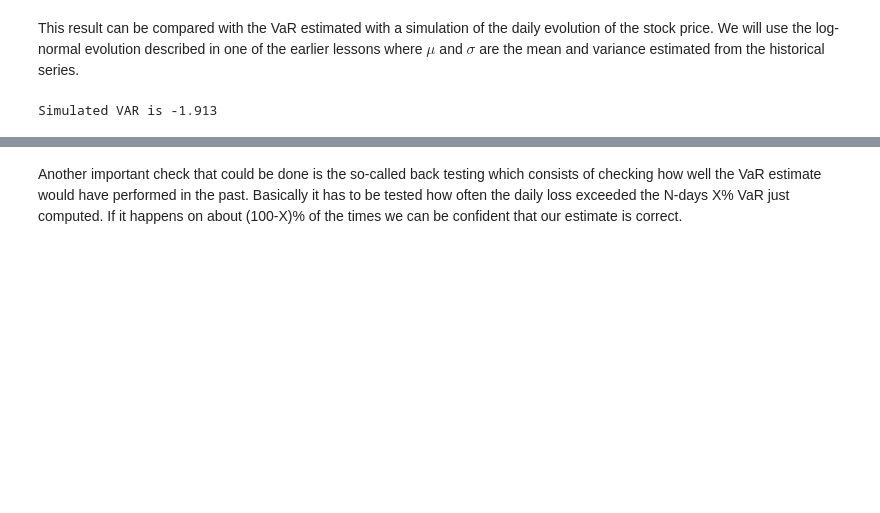
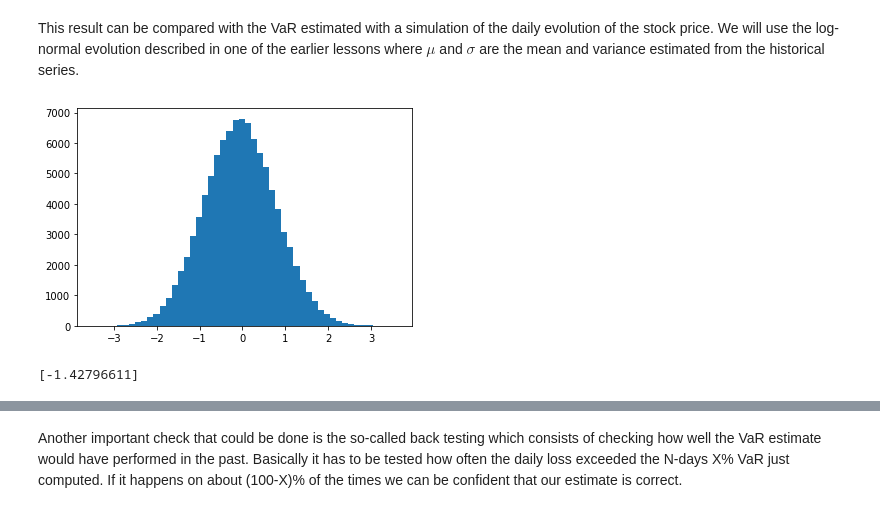
Before and after one commit to matteosan1/finance_course, a Jupyter notebook: lessons_2020/lesson7.ipynb, the cells around one changed output, grey strips where cells are left out. Cells and saved outputs as stored; diff of their text form; code cells hidden in the pictures; blank space fills up the shorter version.

```diff
--- a/lessons_2020/lesson7.ipynb
+++ b/lessons_2020/lesson7.ipynb
@@ -356,19 +393,19 @@ This result can be compared with the VaR estimated with a simulation of the dail
 # %%
 from numpy.random import normal
 from numpy import exp, sqrt
 
+trials = 100000
 T = 1
-trials = 100000
-dP = []
+rets = []
+for _ in range(trials):
+    ret = 0
+    for i in range(2):
+        ret += w[i]*xN[i]*exp((mean[i] - 0.5*cov[i][i])*T + sqrt(T)*sqrt(cov[i][i])*normal())
+    rets.append(ret - current_value)
 
-for _ in range(trials):
-    s = 0
-    for i in range(2):
-        s += w[i] * price[i] * exp((mean[i] - 0.5 * cov[i][i]) * T +
-                                   sqrt(cov[i][i]) * sqrt(T) * normal())
-    dP.append(portfolio_price - s)
-
-mc_var2 = np.percentile(dP, 1)
-print('Simulated VAR is {:.3f}'.format(mc_var2))
+plt.hist(rets, bins=50)
+plt.show()
+print (np.percentile(rets, [5]))
 # %% [output]
+[figure, added]
-Simulated VAR is -1.913
+[-1.42796611]
```
Also changed, not shown: parts of 38 cells of this notebook, 5 other files.
